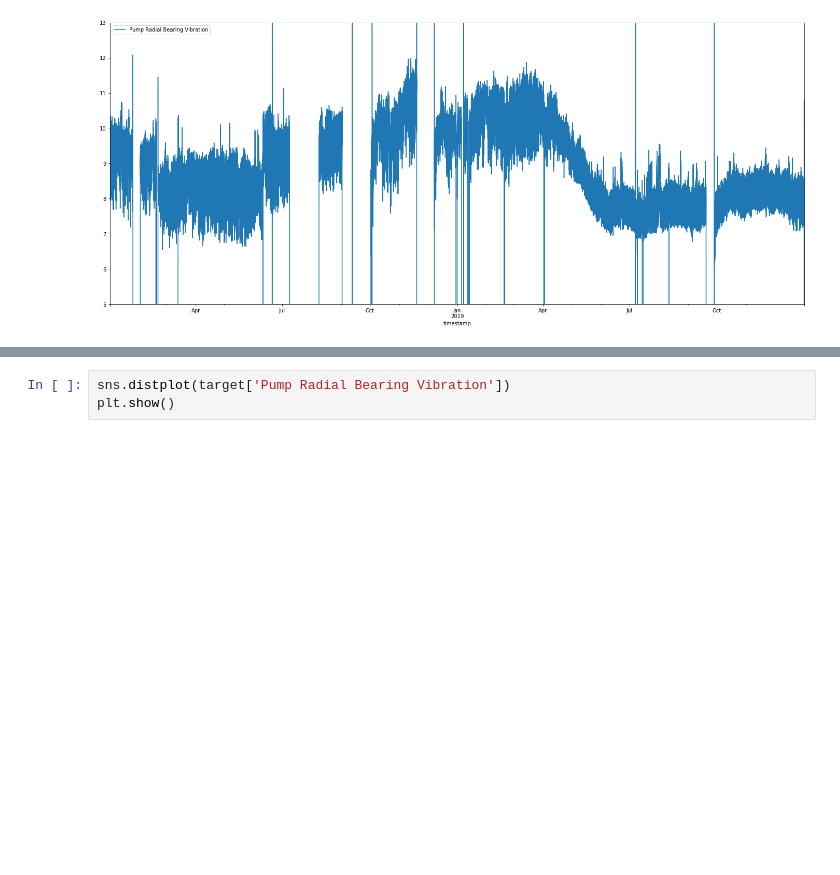
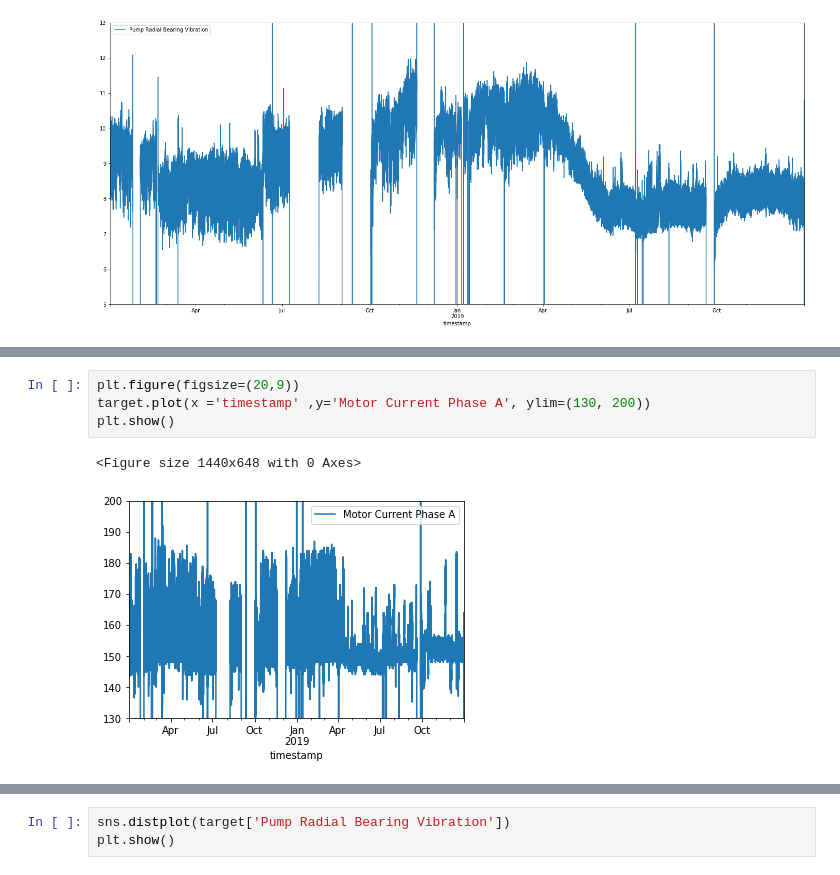
Before and after one commit to sonalS2210/mechademy-hiring-challenge, a Jupyter notebook: modelling.ipynb, the cells around one changed output, grey strips where cells are left out. Drawn from its saved outputs; the diff is of its cells as text; blank space fills up the shorter version.

```diff
--- a/modelling.ipynb
+++ b/modelling.ipynb
@@ -579,0 +596,7 @@ plt.show()
+# %%
+plt.figure(figsize=(20,9))
+target.plot(x ='timestamp' ,y='Motor Current Phase A', ylim=(130, 200))
+plt.show()
+# %% [output]
+<Figure size 1440x648 with 0 Axes>
+[figure, added]
```
Also changed, not shown: parts of 22 cells of this notebook, 1 other file.
